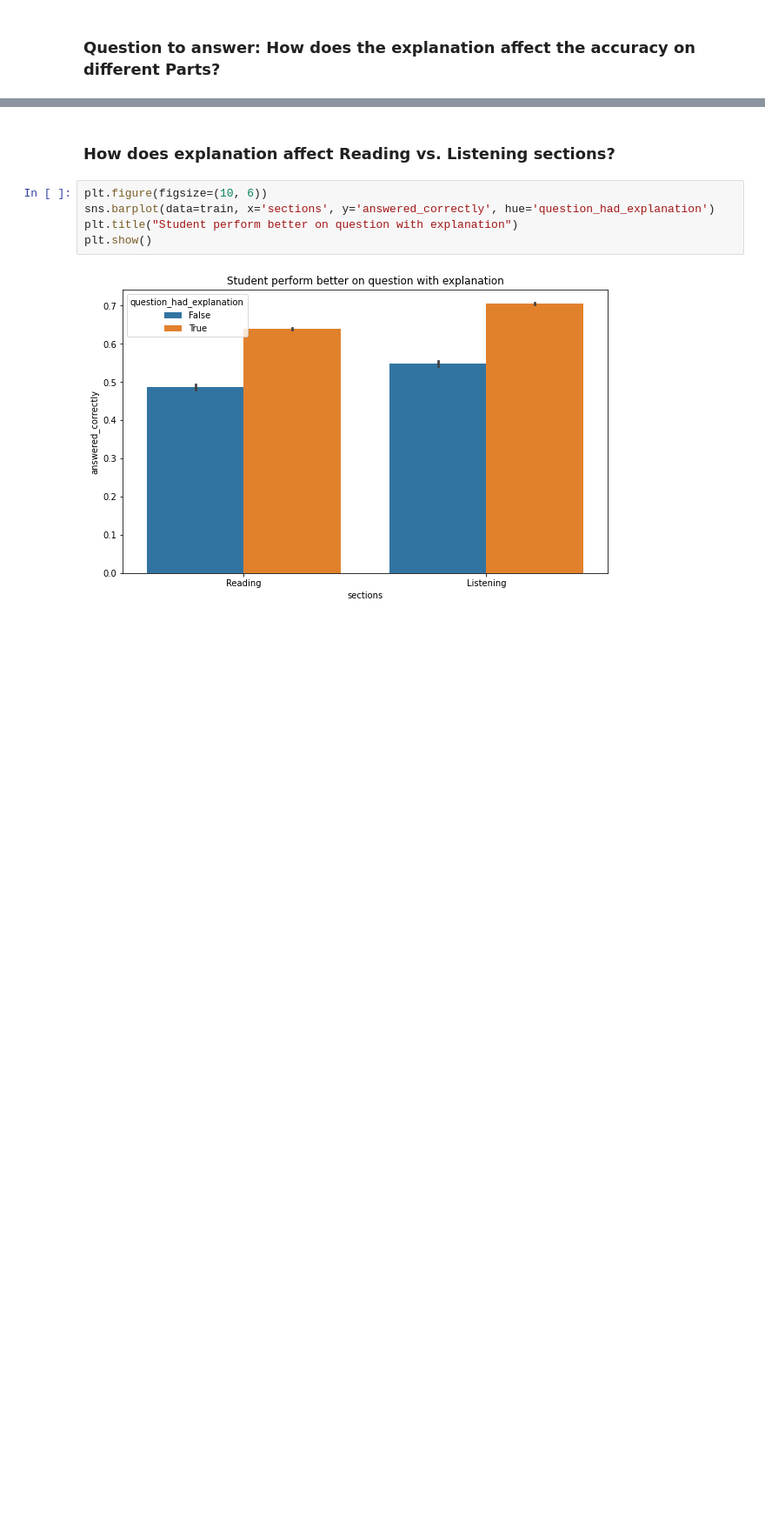
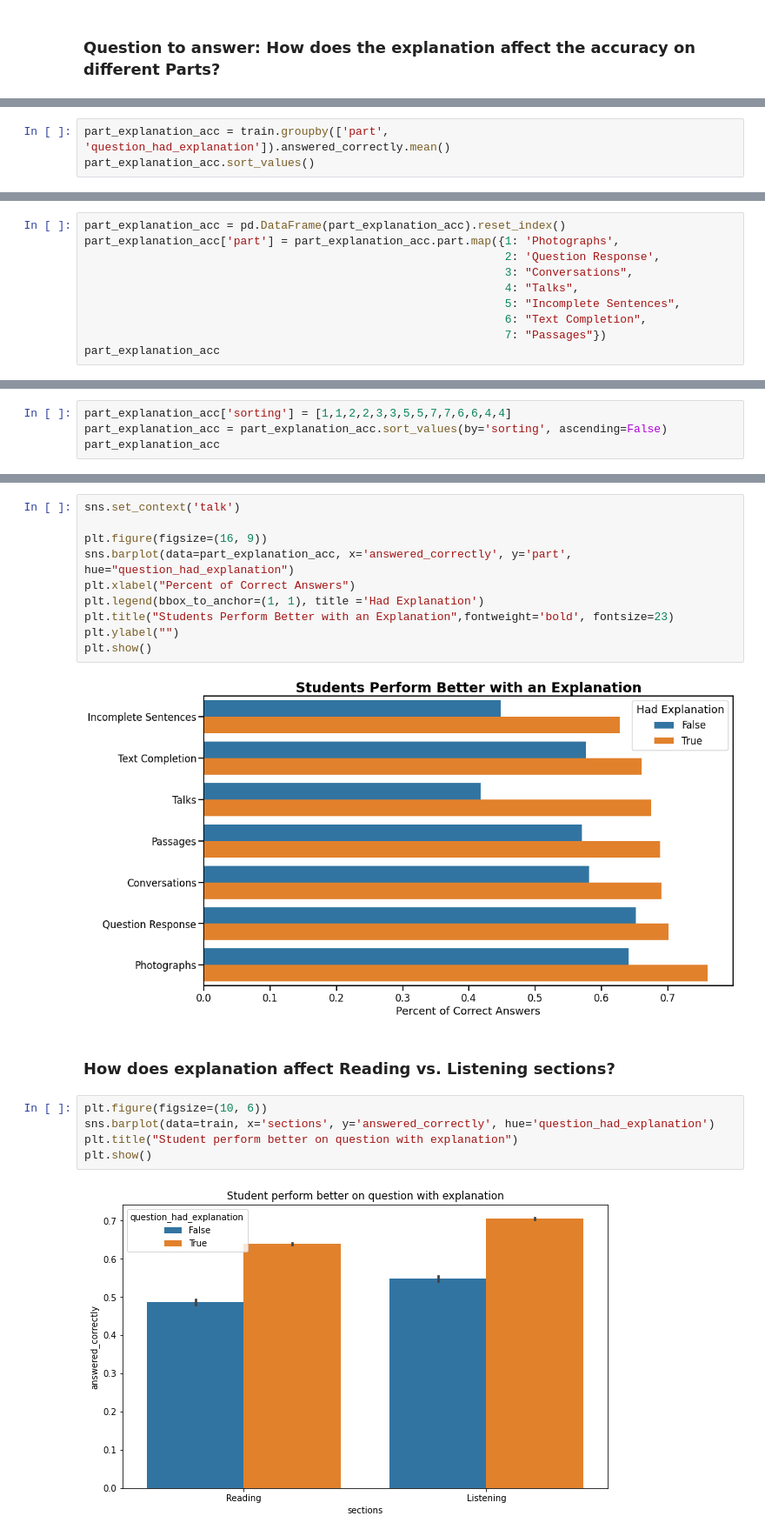
Before and after one commit to Riiid-Team/AI-Learning, a Jupyter notebook: MVP-Shi.ipynb, the cells around one changed output, grey strips where cells are left out. Shown at 87% size. Cells and saved outputs as stored; diff of their text form; blank space fills up the shorter version.

```diff
--- a/MVP-Shi.ipynb
+++ b/MVP-Shi.ipynb
@@ -1536,0 +1545,3 @@ plt.show()
+# %%
+part_explanation_acc = train.groupby(['part', 'question_had_explanation']).answered_correctly.mean()
+part_explanation_acc.sort_values()
@@ -1536,0 +1565,10 @@ plt.show()
+# %%
+part_explanation_acc = pd.DataFrame(part_explanation_acc).reset_index()
+part_explanation_acc['part'] = part_explanation_acc.part.map({1: 'Photographs',
+                                                              2: 'Question Response',
+                                                              3: "Conversations",
+                                                              4: "Talks",
+                                                              5: "Incomplete Sentences",
+                                                              6: "Text Completion",
+                                                              7: "Passages"})
+part_explanation_acc
@@ -1536,0 +1591,4 @@ plt.show()
+# %%
+part_explanation_acc['sorting'] = [1,1,2,2,3,3,5,5,7,7,6,6,4,4]
+part_explanation_acc = part_explanation_acc.sort_values(by='sorting', ascending=False)
+part_explanation_acc
@@ -1537,3 +1611,15 @@ plt.show()
+# %%
+sns.set_context('talk')
+
+plt.figure(figsize=(16, 9))
+sns.barplot(data=part_explanation_acc, x='answered_correctly', y='part', hue="question_had_explanation")
+plt.xlabel("Percent of Correct Answers")
+plt.legend(bbox_to_anchor=(1, 1), title ='Had Explanation')
+plt.title("Students Perform Better with an Explanation",fontweight='bold', fontsize=23)
+plt.ylabel("")
+plt.show()
+# %% [output]
+[figure, added]
 # %% [markdown]
 ### How does explanation affect Reading vs. Listening sections?
 # %%
```
Also changed, not shown: parts of 7 cells of this notebook.
